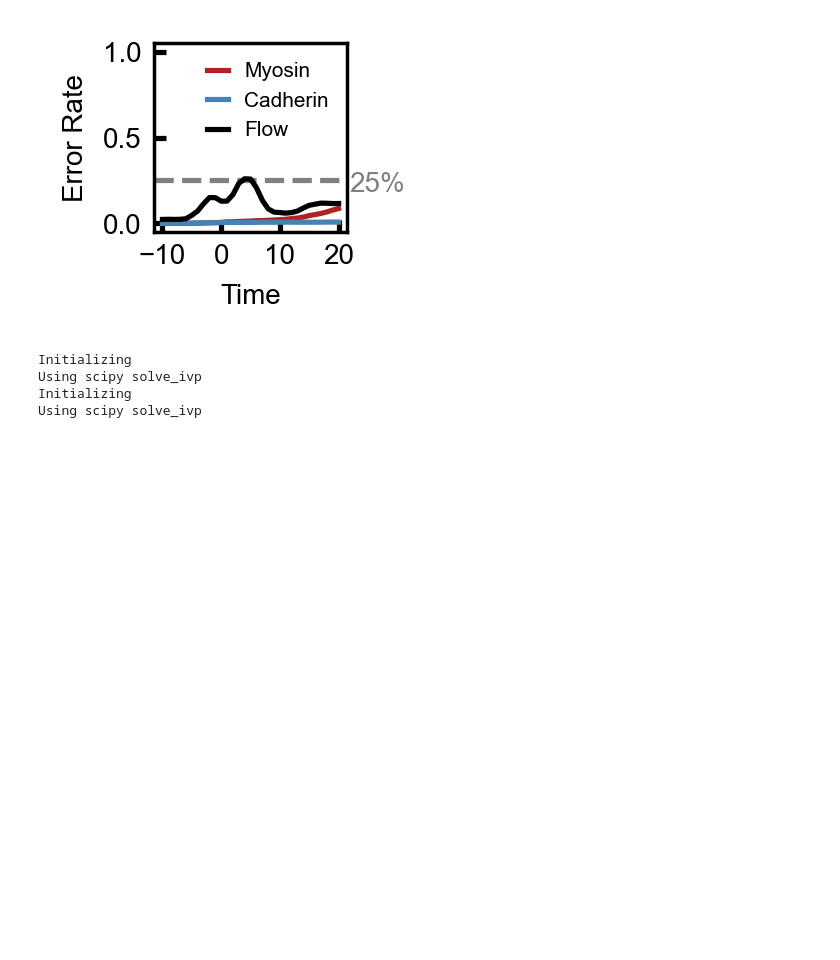
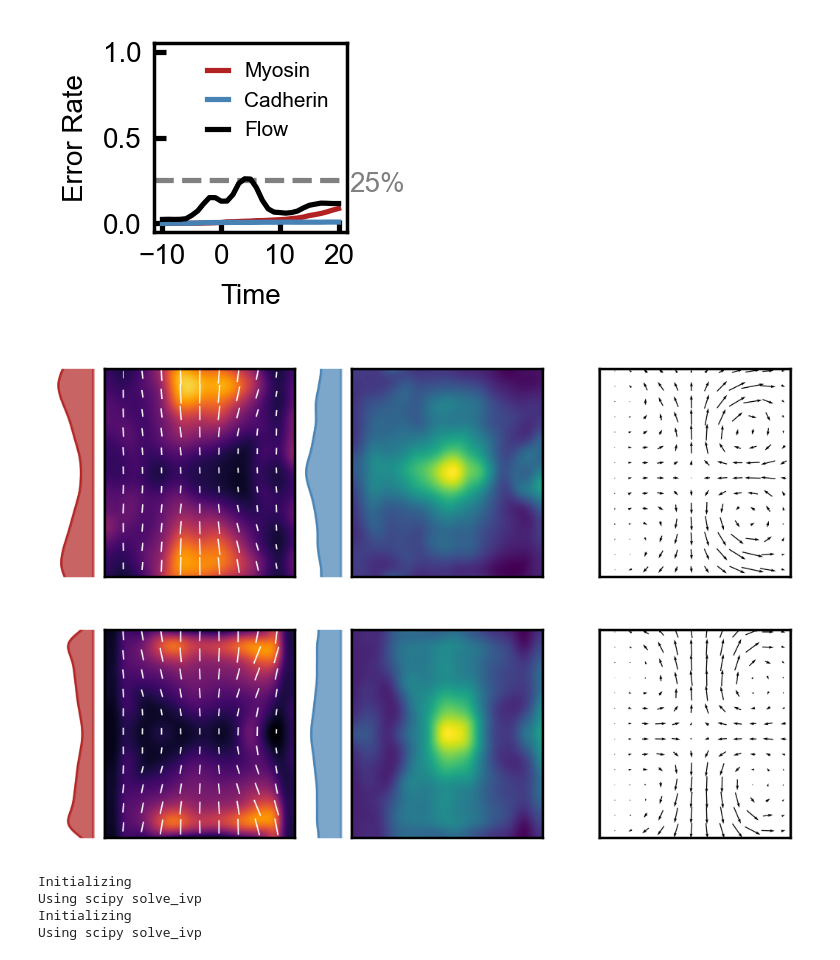
Before and after one commit to jcolen/drosophila_morphogenesis, a Jupyter notebook: ClosedLoop_NeuralODE.ipynb, the cells around one changed output. Cells and saved outputs as stored; diff of their text form; code cells hidden in the pictures; blank space fills up the shorter version.

```diff
--- a/ClosedLoop_NeuralODE.ipynb
+++ b/ClosedLoop_NeuralODE.ipynb
@@ -133,6 +133,54 @@ Initializing
 Using torchdiffeq solver
 [figure]
 [figure]
+# %%
+from utils.plot_utils import *
+from utils.decomposition.decomposition_model import LeftRightSymmetrize
+
+def plot_cut(ax, z, color):
+    znorm = np.linalg.norm(z.reshape([-1, 236, 200]), axis=0)
+    cut = np.mean(znorm[:, 80:120], axis=-1)
+
+    ax_Y = ax.inset_axes([-0.25, 0, 0.2, 1], sharey=ax)
+    y = np.linspace(dv_min, dv_max, cut.shape[0])
+    ax_Y.plot(cut, y, color=color, lw=0.5)
+    ax_Y.fill_betweenx(y, 0, cut, color=color, alpha=0.7)
+    ax_Y.invert_xaxis()
+    ax_Y.axis('off')
+    ax.set_ylim([dv_min+of, dv_max-of])
+    return ax_Y
+
+
+mmin = np.min(np.linalg.norm(m0[..., :-20], axis=(1, 2)))
+mmax = np.max(np.linalg.norm(m0[..., :-20], axis=(1, 2)))
+
+of = 20
+tt = 25
+
+fig, ax = plt.subplots(1, 3, dpi=250, figsize=(6*0.8, 2))
+plot_tensor2D(ax[0], m0[tt], vmin=mmin, vmax=mmax)
+ax_m0 = plot_cut(ax[0], m0[tt], 'firebrick')
+color_2D(ax[1], s0[tt])
+ax_c0 = plot_cut(ax[1], s0[tt], 'steelblue')
+plot_vector2D(ax[2], v0[tt], skip=16)
+ax[2].set_ylim([dv_min+of, dv_max-of])
+fig.subplots_adjust(wspace=0.3)
+
+fig, ax = plt.subplots(1, 3, dpi=250, figsize=(6*0.8, 2))
+mtt = LeftRightSymmetrize().fit_transform(m[tt].reshape([1, 4, 236, 200]))[0]
+plot_tensor2D(ax[0], mtt, vmin=mmin, vmax=mmax)
+ax_m = plot_cut(ax[0], mtt, 'firebrick')
+ax_m.set_xlim(ax_m0.get_xlim())
+stt = LeftRightSymmetrize().fit_transform(s[tt:tt+1])[0]
+color_2D(ax[1], stt)
+ax_c = plot_cut(ax[1], stt, 'steelblue')
+ax_c.set_xlim(ax_c0.get_xlim())
+plot_vector2D(ax[2], LeftRightSymmetrize().fit_transform(v[tt:tt+1])[0], skip=16)
+ax[2].set_ylim([dv_min+of, dv_max-of])
+fig.subplots_adjust(wspace=0.3)
+# %% [output]
+[figure, added]
+[figure, added]
 # %%
 from utils.forecasting.transforms import *
 from utils.forecasting.closed_loop import ClosedFlyLoop
```
Also changed, not shown: parts of 1 cell of this notebook, 1 other file.
